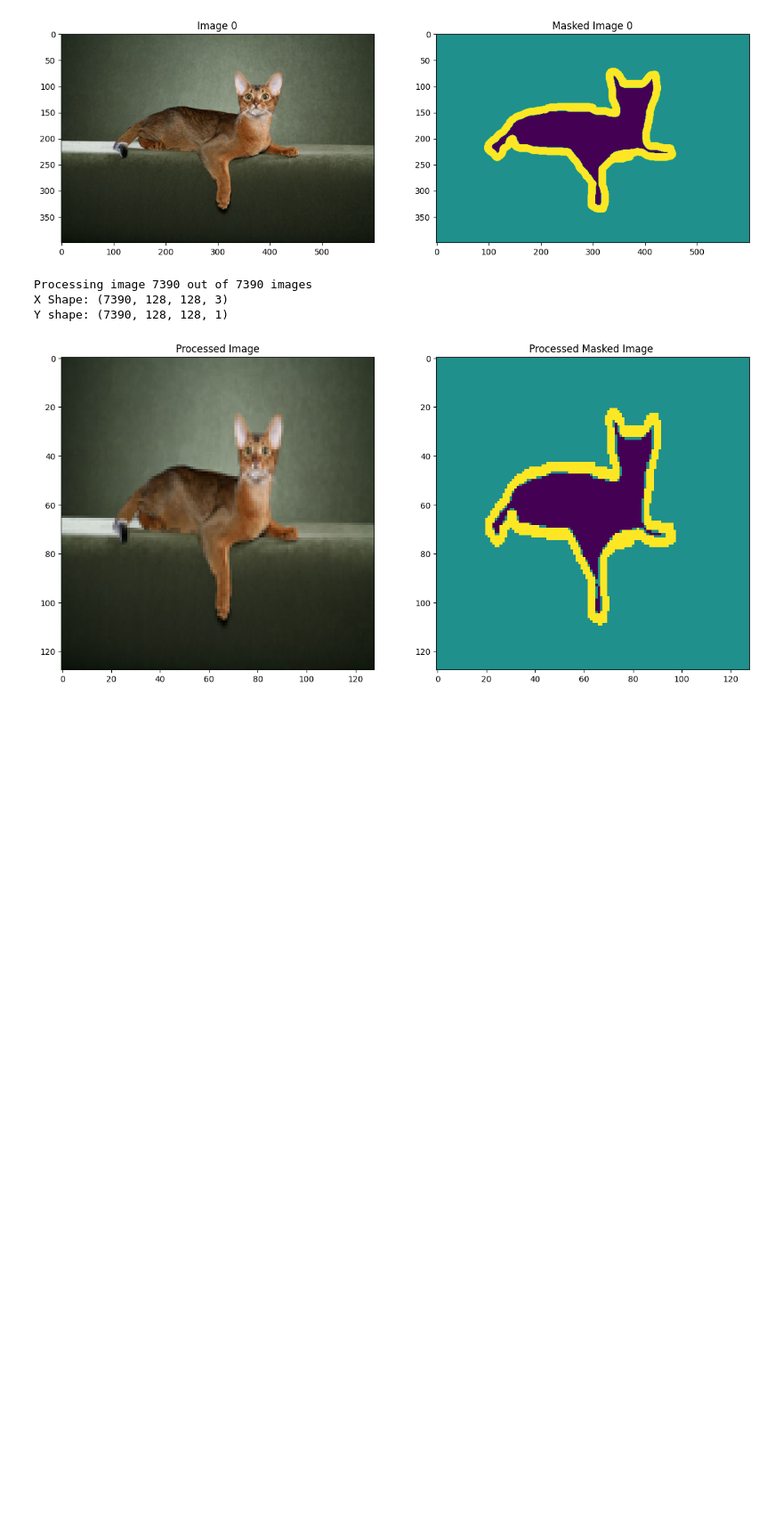
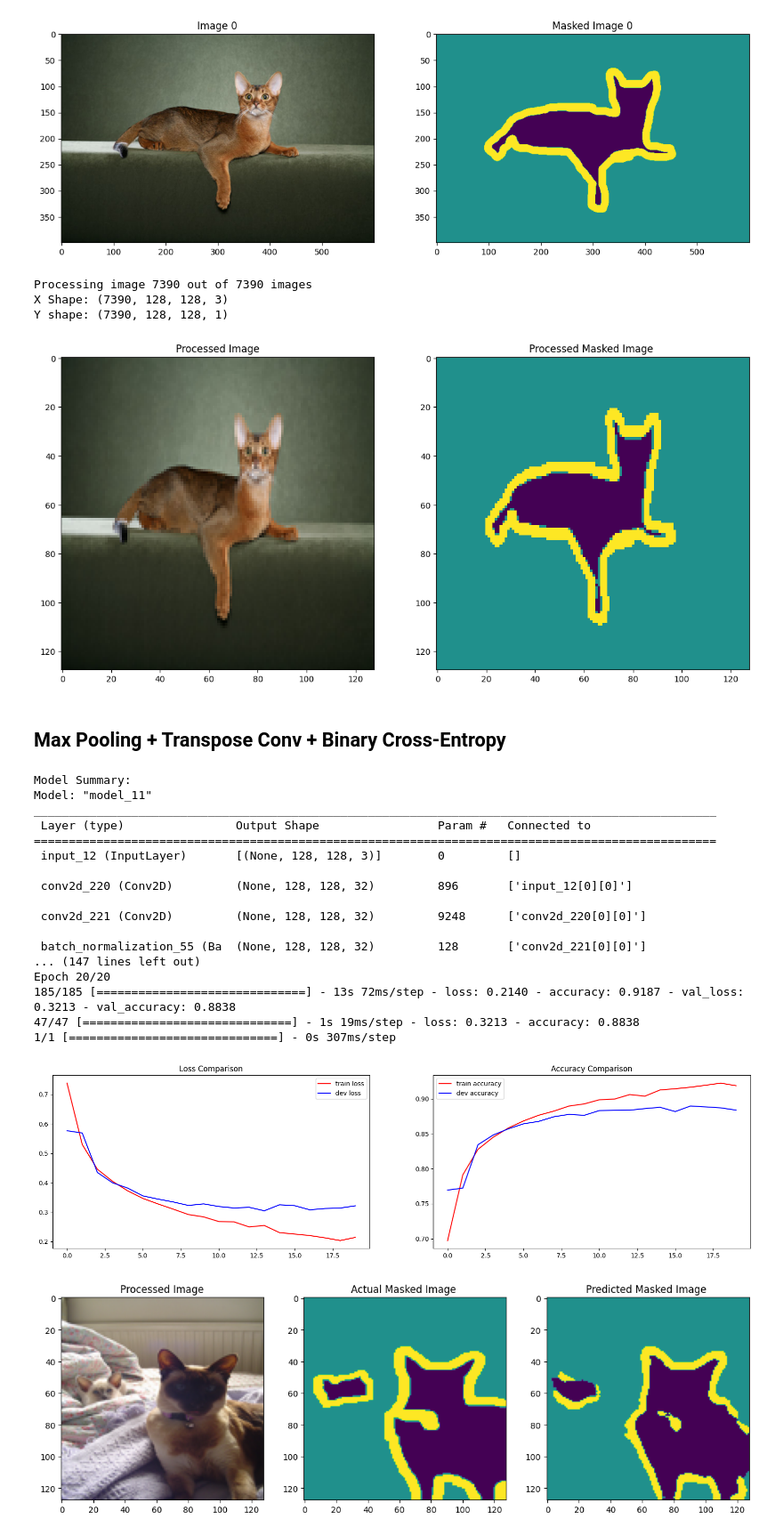
Before and after one commit to mkthoma/unet_and_vae, a Jupyter notebook: UNET/Demo UNET.ipynb, the cells around one changed output. Shown at 89% size. Cells and saved outputs as stored; diff of their text form; code cells hidden in the pictures; blank space fills up the shorter version.

```diff
--- a/UNET/Demo UNET.ipynb
+++ b/UNET/Demo UNET.ipynb
@@ -52,3 +52,55 @@ Processing image 7390 out of 7390 images
 X Shape: (7390, 128, 128, 3)
 Y shape: (7390, 128, 128, 1)
 [figure]
+# %% [markdown]
+## Max Pooling + Transpose Conv + Binary Cross-Entropy
+# %%
+# Model Initialization
+# # MP+Tr+BCE
+unet = UNetCompiled(use_max_pooling=True, use_transpose_conv=True, use_strided_conv=False,use_upsampling=False, use_dice_loss=False, use_bce=True)
+
+# # StrConv+Tr+BCE
+# unet = UNetCompiled(use_max_pooling=False, use_transpose_conv=True, use_strided_conv=True,
+#                     use_upsampling=False, use_dice_loss=False, use_bce=True)
+
+# # StrConv+Ups+Dice Loss
+# unet = UNetCompiled(use_max_pooling=False, use_transpose_conv=False, use_strided_conv=True,
+#                     use_upsampling=True, use_dice_loss=True, use_bce=False)
+
+# Train the model
+results, unet, X_train, X_valid, y_train, y_valid = unet_train(unet, X, y)
+
+# Evaluate Model Results
+model_metrics(results)
+
+# RESULTS
+# The train loss is consistently decreasing showing that Adam is able to optimize the model and find the minima
+# The accuracy of train and validation is ~90% which is high enough, so low bias
+# and the %s aren't that far apart, hence low variance
+
+# View Predicted Segmentations
+unet.evaluate(X_valid, y_valid)
+
+# Add any index to contrast the predicted mask with actual mask
+index = 700
+VisualizeResults(X_valid, unet, y_valid, index)
+# %% [output]
+Model Summary:
+Model: "model_11"
+__________________________________________________________________________________________________
+ Layer (type)                Output Shape                 Param #   Connected to
+==================================================================================================
+ input_12 (InputLayer)       [(None, 128, 128, 3)]        0         []
+
+ conv2d_220 (Conv2D)         (None, 128, 128, 32)         896       ['input_12[0][0]']
+
+ conv2d_221 (Conv2D)         (None, 128, 128, 32)         9248      ['conv2d_220[0][0]']
+
+ batch_normalization_55 (Ba  (None, 128, 128, 32)         128       ['conv2d_221[0][0]']
+... (147 lines left out)
+Epoch 20/20
+185/185 [==============================] - 13s 72ms/step - loss: 0.2140 - accuracy: 0.9187 - val_loss: 0.3213 - val_accuracy: 0.8838
+47/47 [==============================] - 1s 19ms/step - loss: 0.3213 - accuracy: 0.8838
+1/1 [==============================] - 0s 307ms/step
+[figure, added]
+[figure, added]
```
Also changed, not shown: parts of 12 cells of this notebook, 3 other files.
